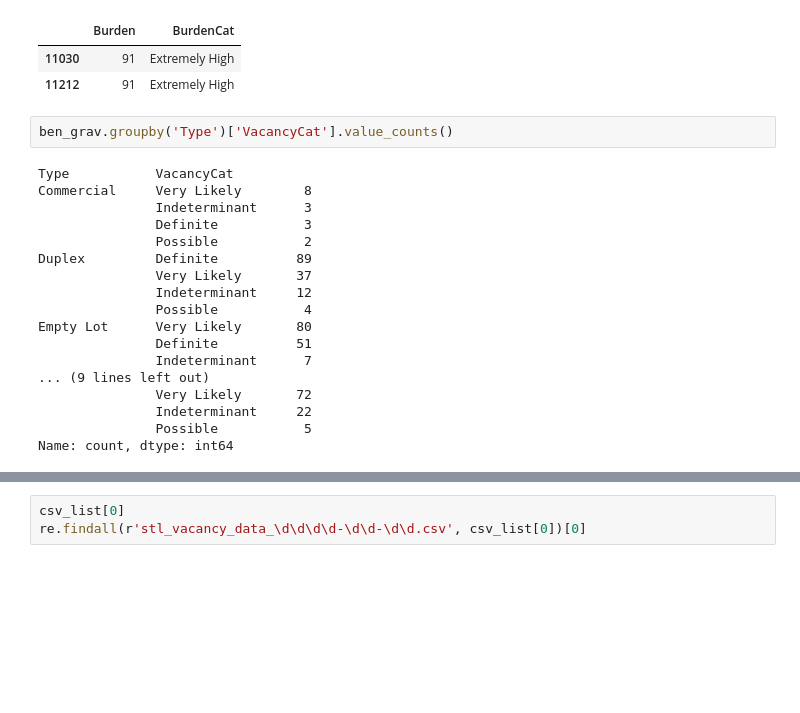
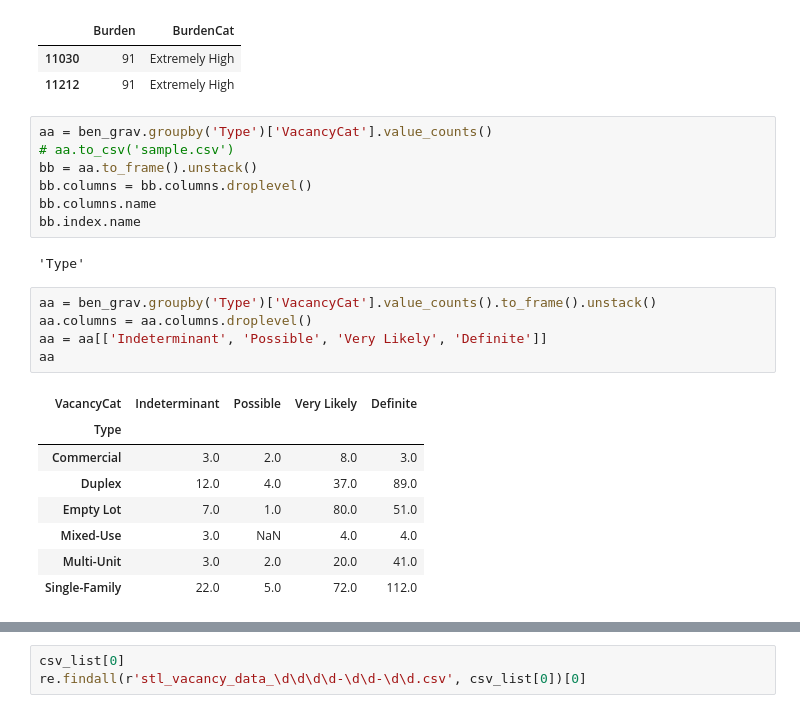
Before and after one commit to luke-lite/Dutchtown, a Jupyter notebook: vacancy_eda.ipynb, the cells around one changed output, grey strips where cells are left out. Cells and saved outputs as stored; diff of their text form; blank space fills up the shorter version.

```diff
--- a/vacancy_eda.ipynb
+++ b/vacancy_eda.ipynb
@@ -156,22 +156,25 @@ ben_grav[['Burden','BurdenCat']][ben_grav['Burden'] ==91]
 | 11030 | 91 | Extremely High |
 | 11212 | 91 | Extremely High |
 # %%
-ben_grav.groupby('Type')['VacancyCat'].value_counts()
+aa = ben_grav.groupby('Type')['VacancyCat'].value_counts()
+# aa.to_csv('sample.csv')
+bb = aa.to_frame().unstack()
+bb.columns = bb.columns.droplevel()
+bb.columns.name
+bb.index.name
 # %% [output]
-Type           VacancyCat
-Commercial     Very Likely        8
-               Indeterminant      3
-               Definite           3
-               Possible           2
-Duplex         Definite          89
-               Very Likely       37
-               Indeterminant     12
-               Possible           4
-Empty Lot      Very Likely       80
-               Definite          51
-               Indeterminant      7
-... (9 lines left out)
-               Very Likely       72
-               Indeterminant     22
-               Possible           5
-Name: count, dtype: int64
+'Type'
+# %%
+aa = ben_grav.groupby('Type')['VacancyCat'].value_counts().to_frame().unstack()
+aa.columns = aa.columns.droplevel()
+aa = aa[['Indeterminant', 'Possible', 'Very Likely', 'Definite']]
+aa
+# %% [output]
+| VacancyCat | Indeterminant | Possible | Very Likely | Definite |
+| Type |  |  |  |  |
+| Commercial | 3.0 | 2.0 | 8.0 | 3.0 |
+| Duplex | 12.0 | 4.0 | 37.0 | 89.0 |
+| Empty Lot | 7.0 | 1.0 | 80.0 | 51.0 |
+| Mixed-Use | 3.0 | NaN | 4.0 | 4.0 |
+| Multi-Unit | 3.0 | 2.0 | 20.0 | 41.0 |
+| Single-Family | 22.0 | 5.0 | 72.0 | 112.0 |
```
Also changed, not shown: parts of 2 cells of this notebook, 1 other file.
